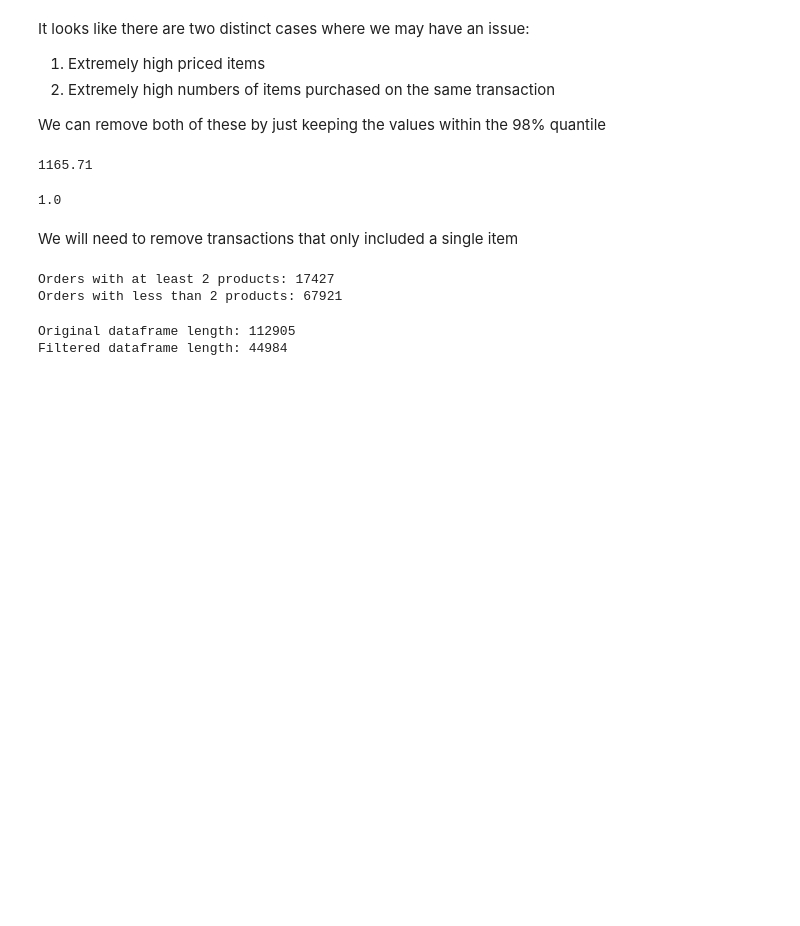
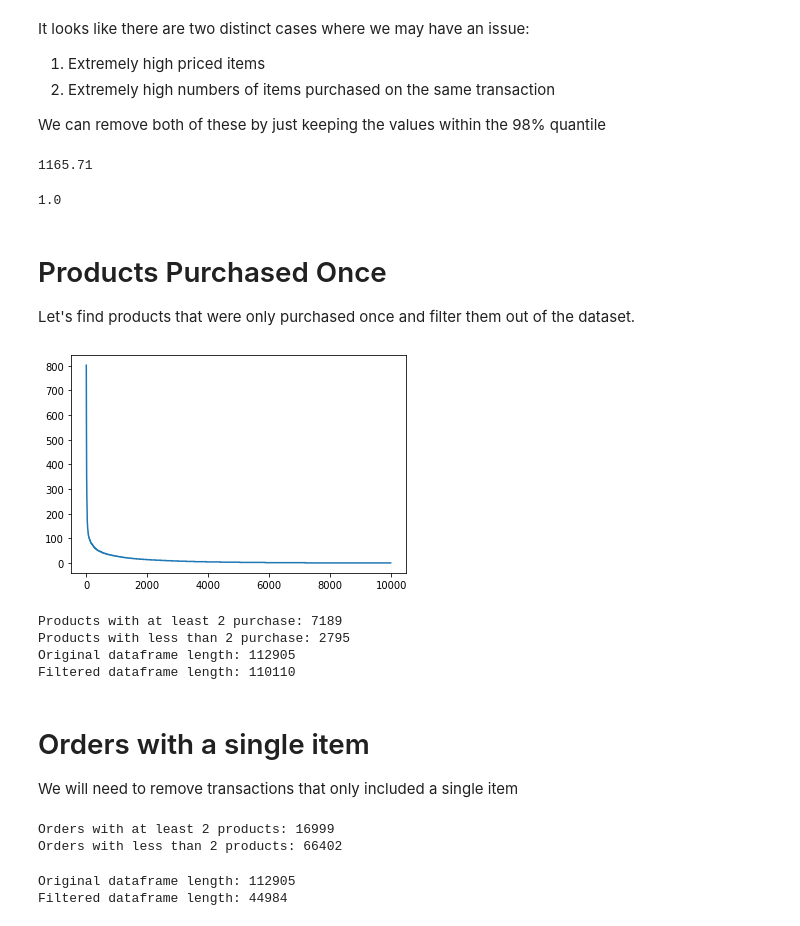
Before and after one commit to HSV-AI/product-recommendation, a Jupyter notebook: notebooks/jewelry-EDA.ipynb, the cells around one changed output. Cells and saved outputs as stored; diff of their text form; code cells hidden in the pictures; blank space fills up the shorter version.

```diff
--- a/notebooks/jewelry-EDA.ipynb
+++ b/notebooks/jewelry-EDA.ipynb
@@ -274,11 +274,45 @@ print(q)
 # transactions = transactions[transactions["quantity"] < q]
 # %% [output]
 1.0
+# %% [markdown]
+# Products Purchased Once
+
+Let's find products that were only purchased once and filter them out of the dataset.
+# %%
+product_counts = transactions.groupby(transactions.product_id)['product_id'].count().sort_values(ascending=False).to_numpy()
+
+plt.plot(product_counts)
+plt.show()
+
+minimum_purchaces = 2
+product_group = transactions.loc[:, ['order_id', 'product_id']].groupby('product_id').count()
+
+multi_purchase = product_group[(product_group.order_id >= minimum_purchaces)].count()
+single_purchase = product_group[(product_group.order_id < minimum_purchaces)].count()
+
+print('Products with at least',minimum_order_size,'purchase:',multi_purchase['order_id'])
+print('Products with less than',minimum_order_size,'purchase:',single_purchase['order_id'])
+
+# We can capture the list of mutiple product orders with this:
+product_filter = product_group[(product_group.order_id >= minimum_order_size)].index.tolist()
+
+filtered_df = transactions[transactions['product_id'].isin(product_filter)].copy()
+
+print('Original dataframe length:', len(transactions))
+print('Filtered dataframe length:', len(filtered_df))
+# %% [output]
+[figure, added]
+Products with at least 2 purchase: 7189
+Products with less than 2 purchase: 2795
+Original dataframe length: 112905
+Filtered dataframe length: 110110
 # %% [markdown]
+# Orders with a single item
+
 We will need to remove transactions that only included a single item
 # %%
 minimum_order_size = 2
-order_group = transactions.loc[:, ['order_id', 'product_id']].groupby('order_id').count()
+order_group = filtered_df.loc[:, ['order_id', 'product_id']].groupby('order_id').count()
 
 multi_order = order_group[(order_group.product_id >= minimum_order_size)].count()
 single_order = order_group[(order_group.product_id < minimum_order_size)].count()
@@ -289,6 +323,6 @@ print('Orders with less than',minimum_order_size,'products:',single_order['produ
 # We can capture the list of mutiple product orders with this:
 order_filter = order_group[(order_group.product_id >= minimum_order_size)].index.tolist()
 # %% [output]
-Orders with at least 2 products: 17427
-Orders with less than 2 products: 67921
+Orders with at least 2 products: 16999
+Orders with less than 2 products: 66402
 # %%
```
Also changed, not shown: parts of 4 cells of this notebook, 4 other files.
